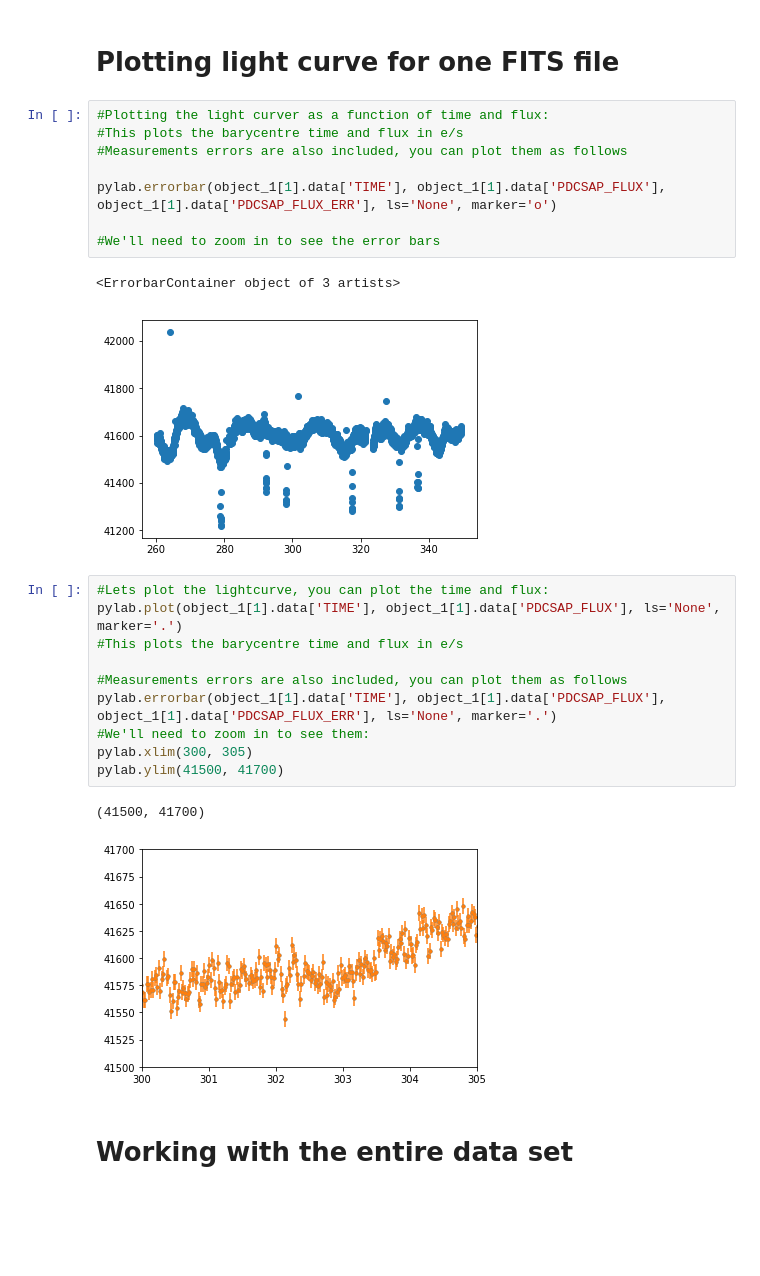
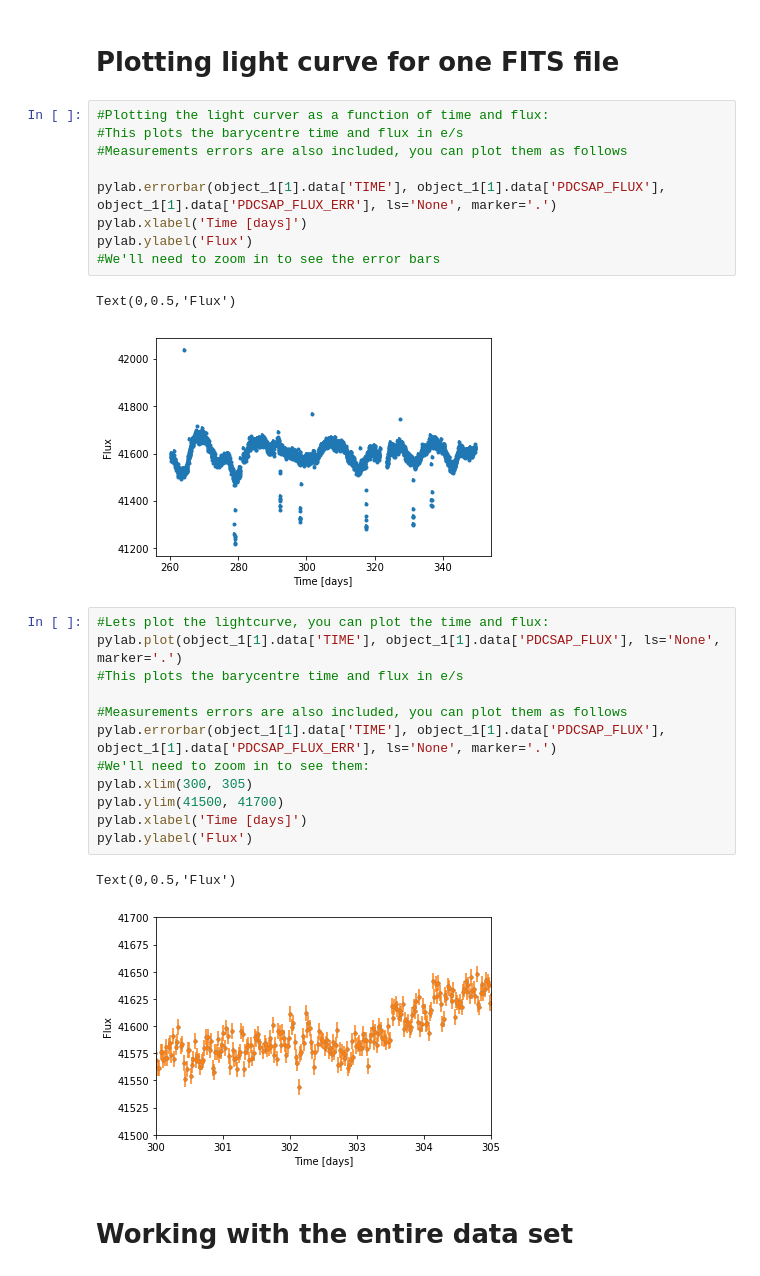
Before and after one commit to nathanmeagher/PH30116, a Jupyter notebook: COURSEWORK.ipynb, the cells around one changed output. Saved outputs shown, nothing was run; the diff lists cells and outputs as text; blank space fills up the shorter version.

```diff
--- a/COURSEWORK.ipynb
+++ b/COURSEWORK.ipynb
@@ -218,14 +331,15 @@ DATASUM = '3847933012'         / data unit checksum updated 2019-09-17T17:12:24
 # %%
 #Plotting the light curver as a function of time and flux:
 #This plots the barycentre time and flux in e/s
 #Measurements errors are also included, you can plot them as follows
 
-pylab.errorbar(object_1[1].data['TIME'], object_1[1].data['PDCSAP_FLUX'], object_1[1].data['PDCSAP_FLUX_ERR'], ls='None', marker='o')
-
+pylab.errorbar(object_1[1].data['TIME'], object_1[1].data['PDCSAP_FLUX'], object_1[1].data['PDCSAP_FLUX_ERR'], ls='None', marker='.')
+pylab.xlabel('Time [days]')
+pylab.ylabel('Flux')
 #We'll need to zoom in to see the error bars
 # %% [output]
-<ErrorbarContainer object of 3 artists>
+Text(0,0.5,'Flux')
-[figure, old version]
+[figure, new version]
 # %%
 #Lets plot the lightcurve, you can plot the time and flux:
 pylab.plot(object_1[1].data['TIME'], object_1[1].data['PDCSAP_FLUX'], ls='None', marker='.')
@@ -236,9 +350,11 @@ pylab.errorbar(object_1[1].data['TIME'], object_1[1].data['PDCSAP_FLUX'], object
 #We'll need to zoom in to see them:
 pylab.xlim(300, 305)
 pylab.ylim(41500, 41700)
+pylab.xlabel('Time [days]')
+pylab.ylabel('Flux')
 # %% [output]
-(41500, 41700)
+Text(0,0.5,'Flux')
-[figure, old version]
+[figure, new version]
 # %% [markdown]
 # Working with the entire data set
 # %%
```
Also changed, not shown: parts of 29 cells of this notebook, 2 other files.
